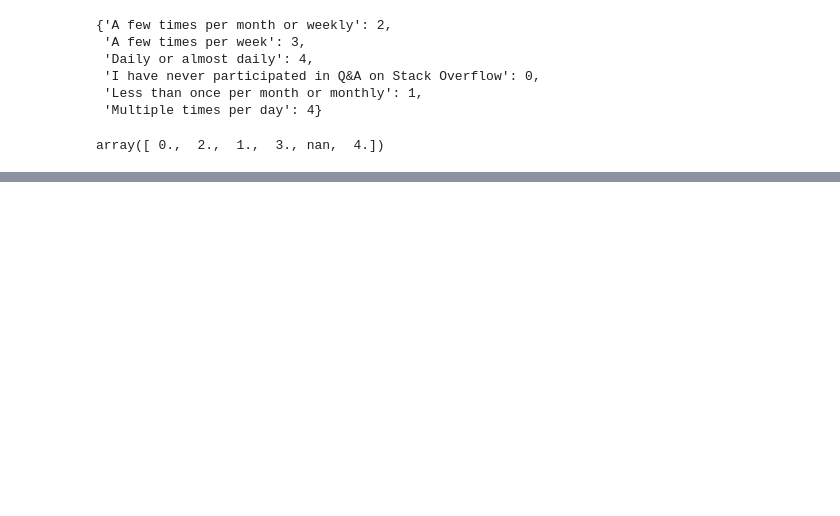
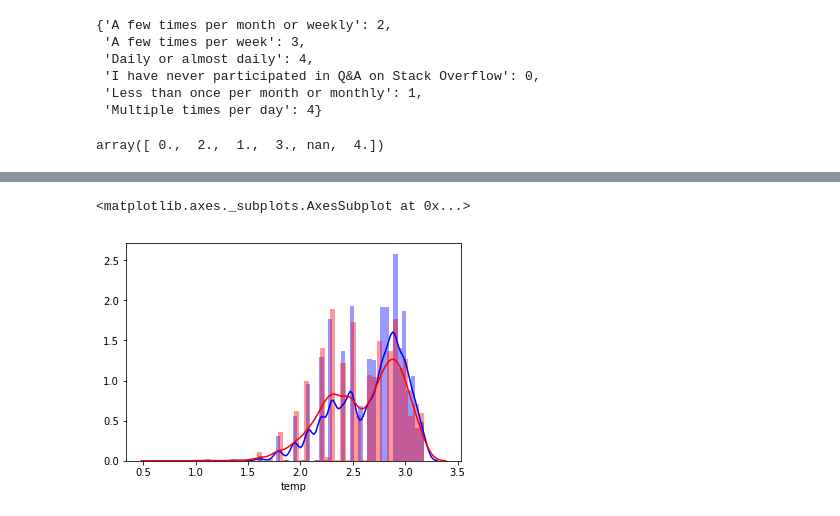
Before and after one commit to Fenil3510/StackOverflow_Kernel, a Jupyter notebook: SO_notebook_2.ipynb, the cells around one changed output, grey strips where cells are left out. Saved outputs shown, nothing was run; the diff lists cells and outputs as text; code cells hidden in the pictures; blank space fills up the shorter version.

```diff
--- a/SO_notebook_2.ipynb
+++ b/SO_notebook_2.ipynb
@@ -463,0 +392,3 @@ min(stack_learners_only["Ease of Participation"])
+# %%
+#Shifting to get log scale ---- for getting concentrated peak.
+temp = np.log(stack_learners["Ease of Participation"] + 5)
@@ -463,0 +403,7 @@ min(stack_learners_only["Ease of Participation"])
+# %%
+plt.figure(1)
+sns.distplot( stack_learners[stack_learners["is_stack_learner"] == 1]["temp"].dropna() , color="blue", label="Use Stack" , bins  = 50)
+sns.distplot( stack_learners[stack_learners["is_stack_learner"] == 0]["temp"].dropna() , color="red", label="Dont use stack" , bins = 50)
+# %% [output]
+<matplotlib.axes._subplots.AxesSubplot at 0x...>
+[figure, added]
```
Also changed, not shown: parts of 52 cells of this notebook.
